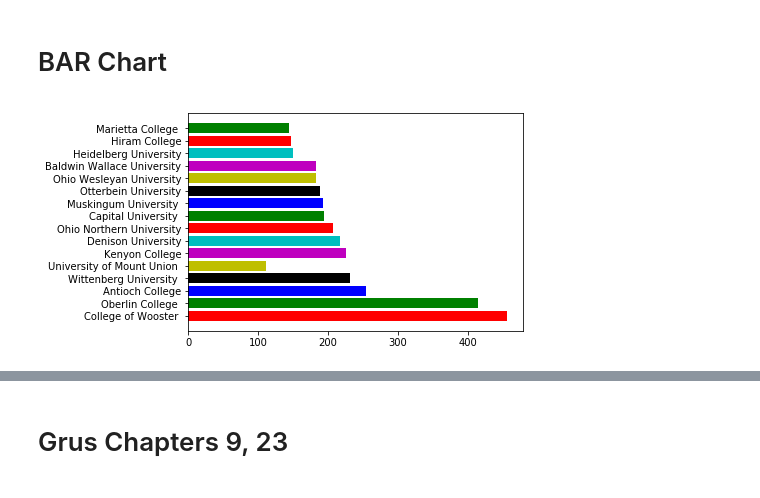
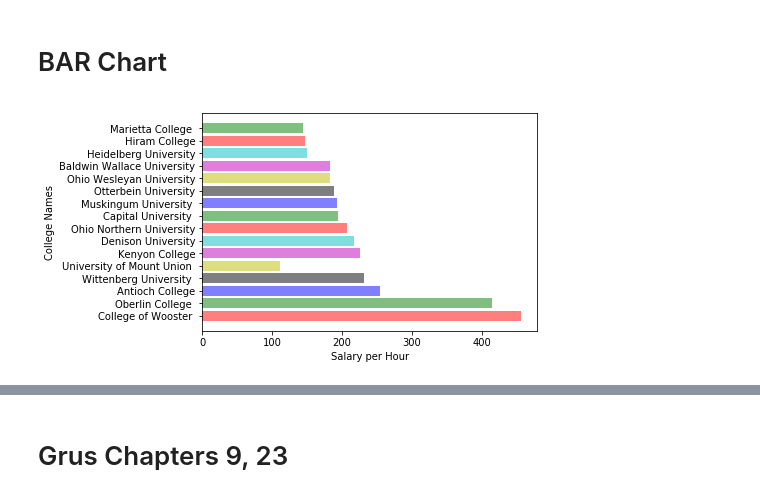
Before and after one commit to saivaruntejamudumba/INFO-5731, a Jupyter notebook: Mudumba_selfstudy3.ipynb, the cells around one changed output, grey strips where cells are left out. Cells and saved outputs as stored; diff of their text form; code cells hidden in the pictures.

```diff
--- a/Mudumba_selfstudy3.ipynb
+++ b/Mudumba_selfstudy3.ipynb
@@ -226,10 +226,12 @@ University of Mount Union  : 110.8805
 # %%
 import matplotlib.pyplot as plt
 import numpy as np
 my_colors='rgbkymc'
 yax = np.arange(len(finalop))
-plt.barh(yax, list(finalop.values()), align='center', color=my_colors)
+plt.barh(yax, list(finalop.values()), align='center', alpha= 0.50, color=my_colors)
 plt.yticks(yax, list(finalop.keys()))
+plt.xlabel('Salary per Hour')
+plt.ylabel('College Names')
 plt.show()
 # %% [output]
-[figure, old version]
+[figure, new version]
```
Also changed, not shown: parts of 3 cells of this notebook.
